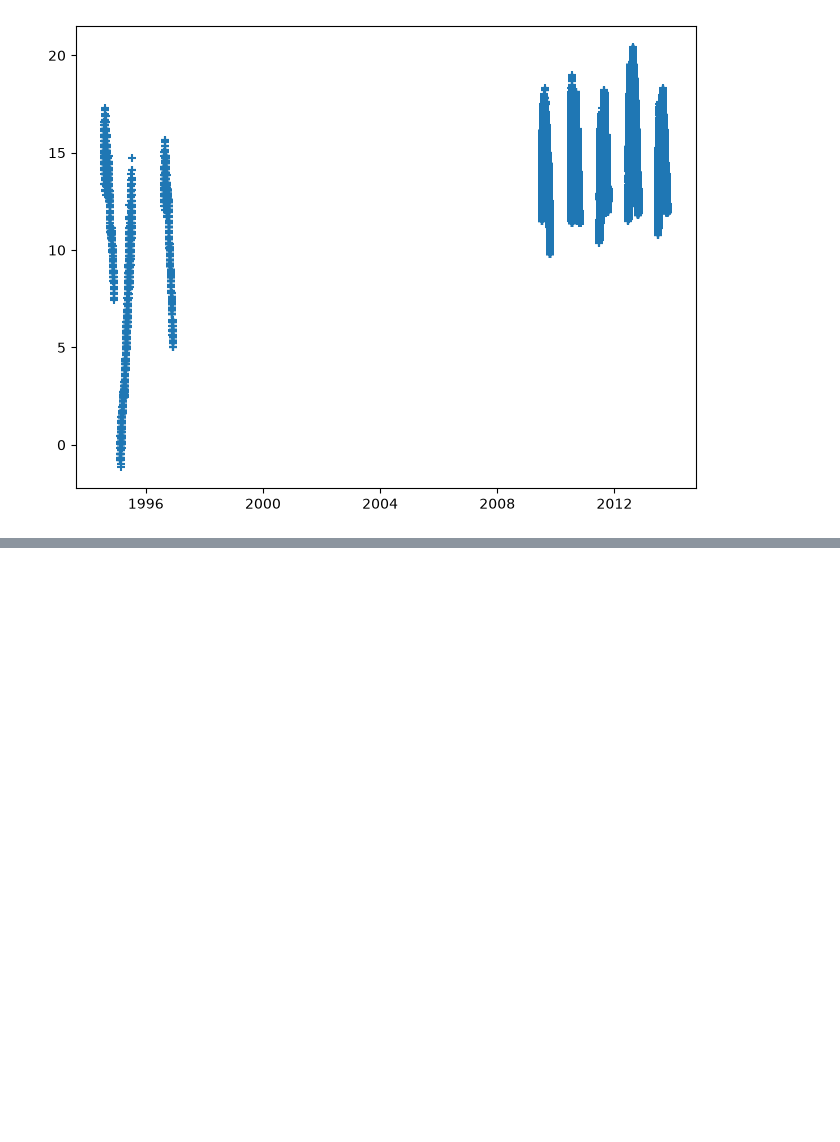
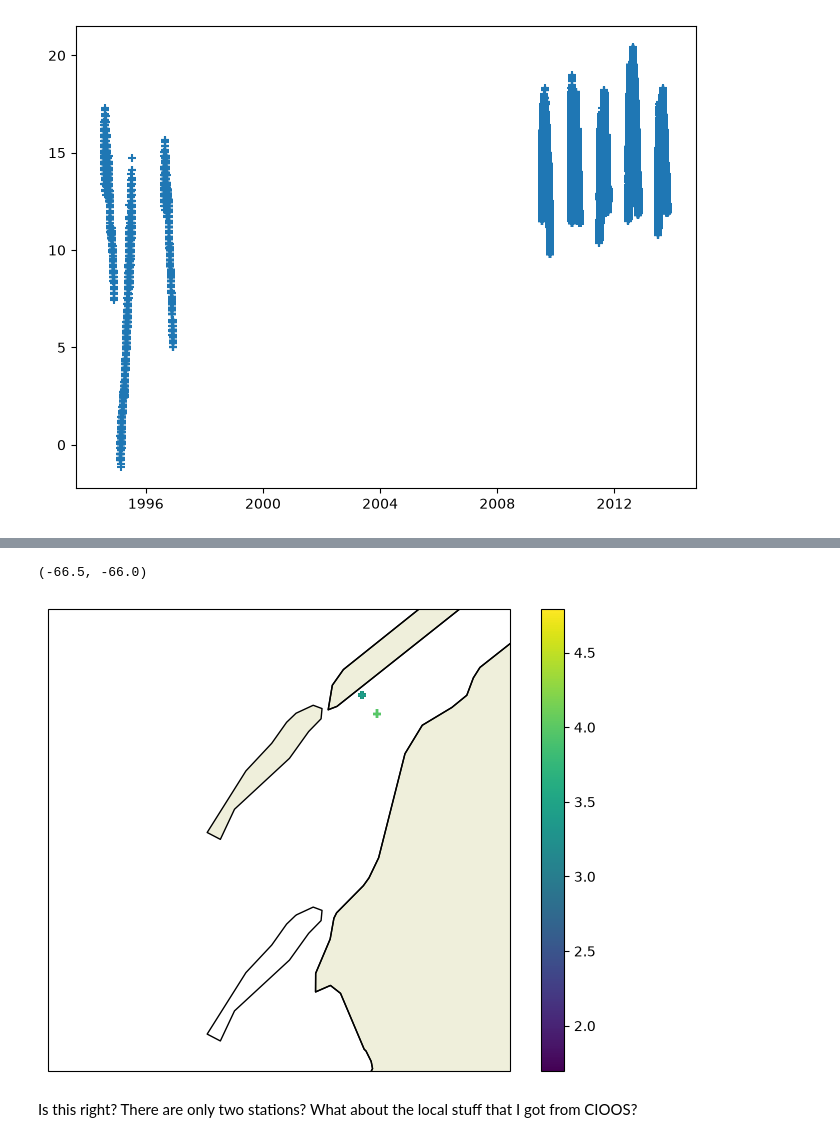
Before and after one commit to oceanhackweek/ohw26_model_downsampling, a Jupyter notebook: contributor_folders/aaron/aaron_notebook.ipynb, the cells around one changed output, grey strips where cells are left out. Cells and saved outputs as stored; diff of their text form; code cells hidden in the pictures; blank space fills up the shorter version.

```diff
--- a/contributor_folders/aaron/aaron_notebook.ipynb
+++ b/contributor_folders/aaron/aaron_notebook.ipynb
@@ -366,0 +370,10 @@ ax.scatter(focc_mor["time"], focc_mor["TEMPPR01"], marker="+")
+# %%
+county_resource_codes = {"Digby": "wpsu-7fer"}
+
+for county, resource_code in county_resource_codes.items():
+    url = f"https://data.novascotia.ca/resource/{resource_code}.csv"
+    df = pd.read_csv(url)
+    col = "timestamp_utc"
+    timestamp_na_count = df[col].isna().sum()
+
+    print(f"The {county} dataset has {timestamp_na_count} NA values in the {col} column.")
@@ -366,0 +409,27 @@ ax.scatter(focc_mor["time"], focc_mor["TEMPPR01"], marker="+")
+# %%
+fig, ax = plt.subplots(figsize=(8, 6), subplot_kw={"projection": ccrs.PlateCarree()})
+
+var = "temperature_degree_c"
+
+sc = ax.scatter(
+    df["longitude"],
+    df["latitude"],
+    c=df[var],
+    transform=ccrs.PlateCarree(),
+    marker="+",
+)
+
+ax.coastlines()
+ax.add_feature(cfeature.LAND, edgecolor="black")
+
+ax.set_xlabel("Longitude")
+ax.set_ylabel("Latitude")
+plt.colorbar(sc, ax=ax, )#label=f"{df[var]}")
+
+plt.ylim((44, 44.5))
+plt.xlim((-66.5, -66))
+# %% [output]
+(-66.5, -66.0)
+[figure, added]
+# %% [markdown]
+Is this right? There are only two stations? What about the local stuff that I got from CIOOS?
```
Also changed, not shown: parts of 18 cells of this notebook.
